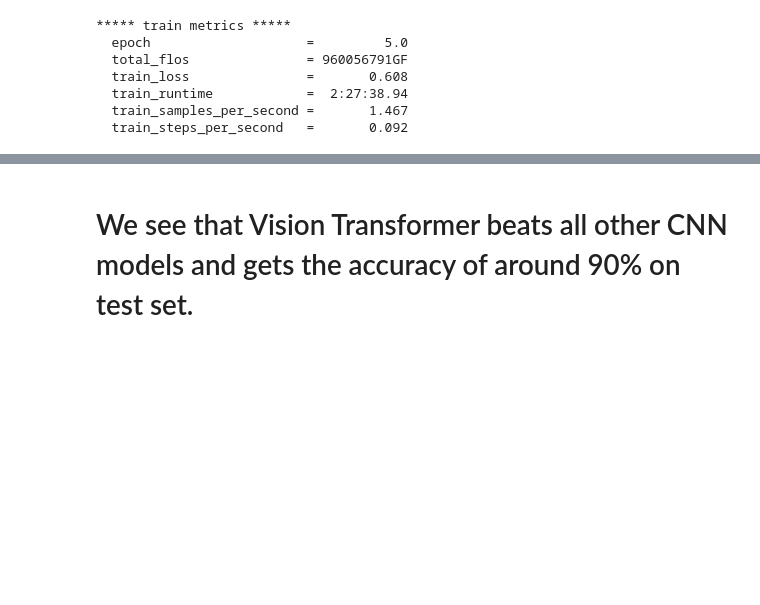
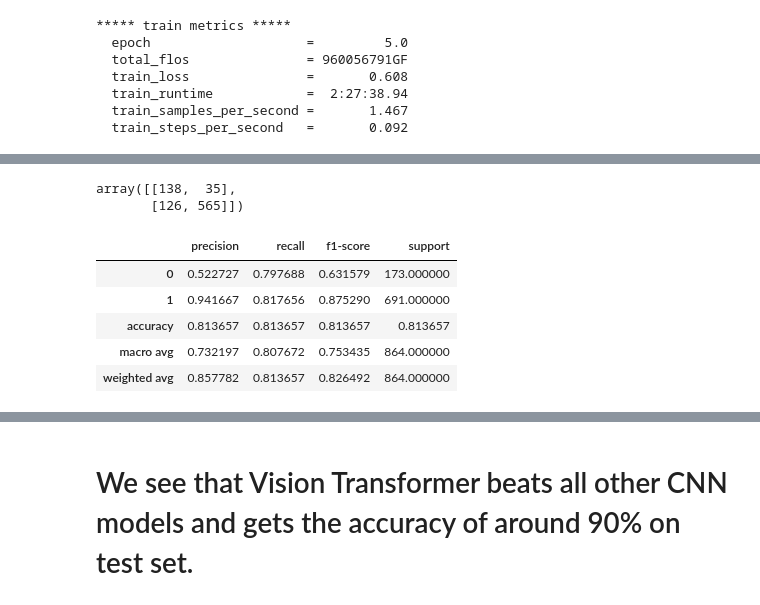
Before and after one commit to chayansraj/Vision-Transformer-Research, a Jupyter notebook: vit16_w_o_augment/vision_transformer16_w_o_augment.ipynb, the cells around one changed output, grey strips where cells are left out. Cells and saved outputs as stored; diff of their text form; code cells hidden in the pictures; blank space fills up the shorter version.

```diff
--- a/vit16_w_o_augment/vision_transformer16_w_o_augment.ipynb
+++ b/vit16_w_o_augment/vision_transformer16_w_o_augment.ipynb
@@ -281,20 +259,20 @@ PredictionOutput(predictions=array([[ 6.9026456,  4.231024 , -3.7037375, ..., -3
 # %%
-model = AutoModelForImageClassification.from_pretrained('./checkpoint-1600/')
+model = ViTForImageClassification.from_pretrained('/local/data1/chash345/vit16_w_o_augment_model/checkpoint-1600', num_labels=2, ignore_mismatched_sizes=True )
+    #label2id={"aff": 0, "control": 1},
+    #id2label={0: "aff", 1: "control"},
+
+
 training_args = TrainingArguments(
-    output_dir= '/local/data1/chash345/Vision-Transformer-Research-Project/vit16_w_o_augment',
+    output_dir= '/local/data1/chash345/vit16_w_o_augment_model/checkpoint-1600',
     seed=42,
-    per_device_train_batch_size=16,
+    per_device_train_batch_size=1,
+    num_train_epochs=1,
     evaluation_strategy='steps',
-    num_train_epochs=10,
-    save_steps=200,
-    eval_steps=200,
-    logging_steps=10,
-    learning_rate=1e-4,
-    save_total_limit=2,
+    save_strategy='steps',
     remove_unused_columns=False,
     push_to_hub=False,
     load_best_model_at_end=True,
-
+    do_predict=True
 )
 
 trainer = Trainer(
@@ -302,9 +280,9 @@ trainer = Trainer(
     args=training_args,
     data_collator=collate_fn,
     compute_metrics=compute_metrics,
-    tokenizer=feature_extractor
+    tokenizer=feature_extractor,
 )
 #trainer = Trainer(model=model)
 #trainer.model = model.cuda()
-trainer.predict(prepared_test)
+prediction_test = trainer.predict(prepared_test)
 # %% [output]
@@ -345,0 +342,2 @@ PredictionOutput(predictions=array([[ 8.801744 ,  3.3978648, -4.199534 , ..., -4
+# %%
+prediction = tf.round(tf.nn.sigmoid(prediction_test.predictions))
@@ -345,0 +354,14 @@ PredictionOutput(predictions=array([[ 8.801744 ,  3.3978648, -4.199534 , ..., -4
+# %%
+confusion_matrix(y_true= y_true , y_pred=y_pred)
+# %% [output]
+array([[138,  35],
+       [126, 565]])
+# %%
+pd.DataFrame(classification_report(y_true, y_pred, output_dict=True)).T
+# %% [output]
+|  | precision | recall | f1-score | support |
+| 0 | 0.522727 | 0.797688 | 0.631579 | 173.000000 |
+| 1 | 0.941667 | 0.817656 | 0.875290 | 691.000000 |
+| accuracy | 0.813657 | 0.813657 | 0.813657 | 0.813657 |
+| macro avg | 0.732197 | 0.807672 | 0.753435 | 864.000000 |
+| weighted avg | 0.857782 | 0.813657 | 0.826492 | 864.000000 |
```
Also changed, not shown: parts of 12 cells of this notebook.
